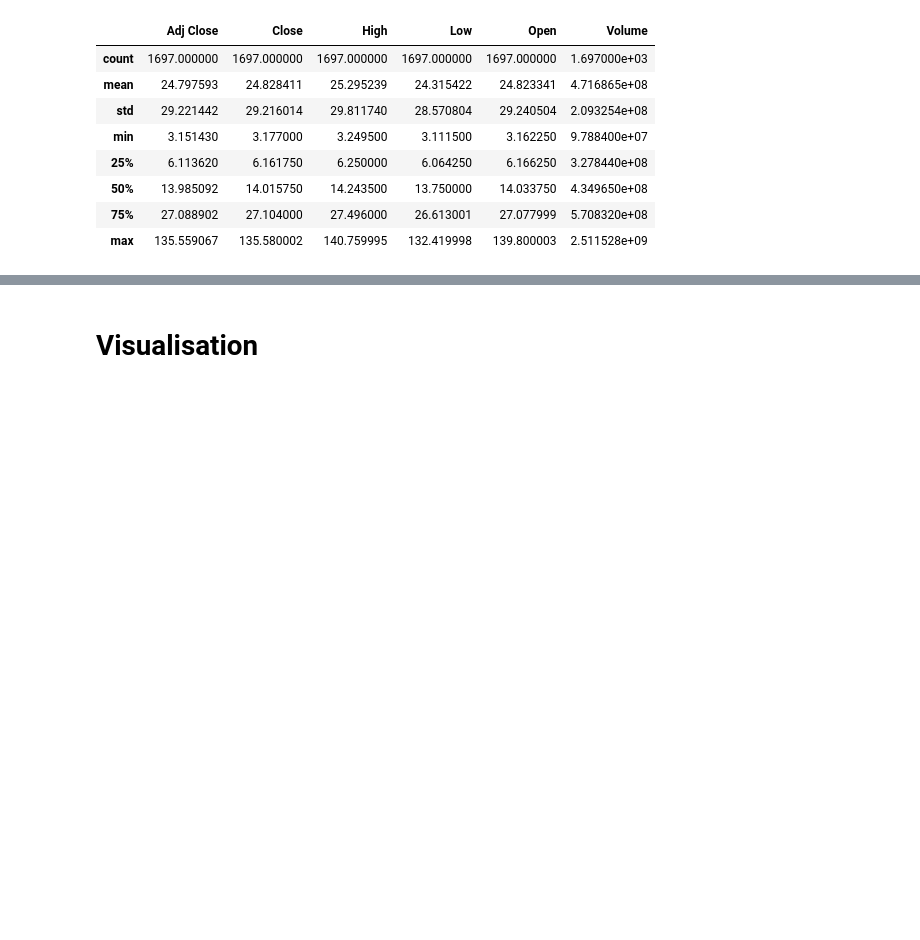
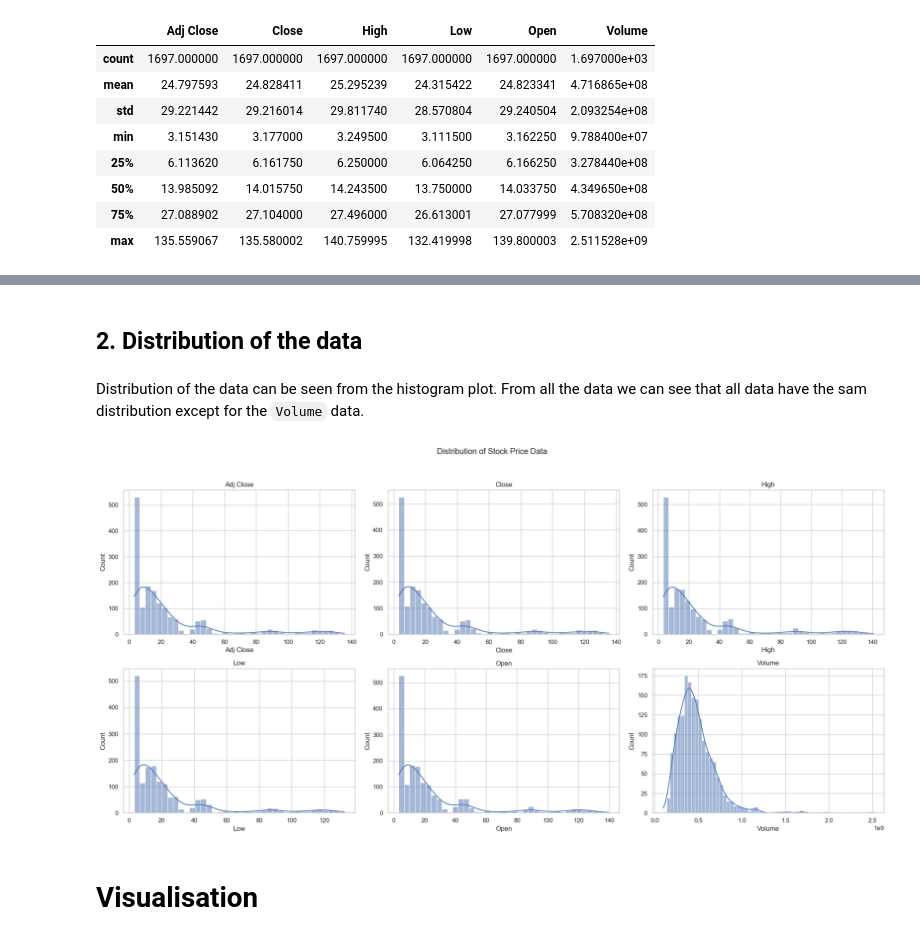
Before and after one commit to vannndar/data-science, a Jupyter notebook: Nvidia Stock/notebook.ipynb, the cells around one changed output, grey strips where cells are left out. Saved outputs shown, nothing was run; the diff lists cells and outputs as text; code cells hidden in the pictures; blank space fills up the shorter version.

```diff
--- a/Nvidia Stock/notebook.ipynb
+++ b/Nvidia Stock/notebook.ipynb
@@ -94,3 +111,23 @@ Close Max:  135.5800018310547
+# %% [markdown]
+## 2. Distribution of the data
+# %% [markdown]
+Distribution of the data can be seen from the histogram plot. From all the data we can see that all data have the sam distribution except for the `Volume` data.
+# %%
+import matplotlib.pyplot as plt
+import seaborn as sns
+
+fig, axes = plt.subplots(2, 3, figsize=(20, 10))
+fig.suptitle('Distribution of Stock Price Data')
+
+columns = ['Adj Close', 'Close', 'High', 'Low', 'Open', 'Volume']
+for ax, col in zip(axes.flat, columns):
+    sns.histplot(dataset[col], kde=True, ax=ax)
+    ax.set_title(col)
+
+plt.tight_layout(rect=[0, 0, 1, 0.95])
+plt.show()
+# %% [output]
+[figure, added]
 # %% [markdown]
 # Visualisation
 # %%
```
Also changed, not shown: parts of 10 cells of this notebook.
